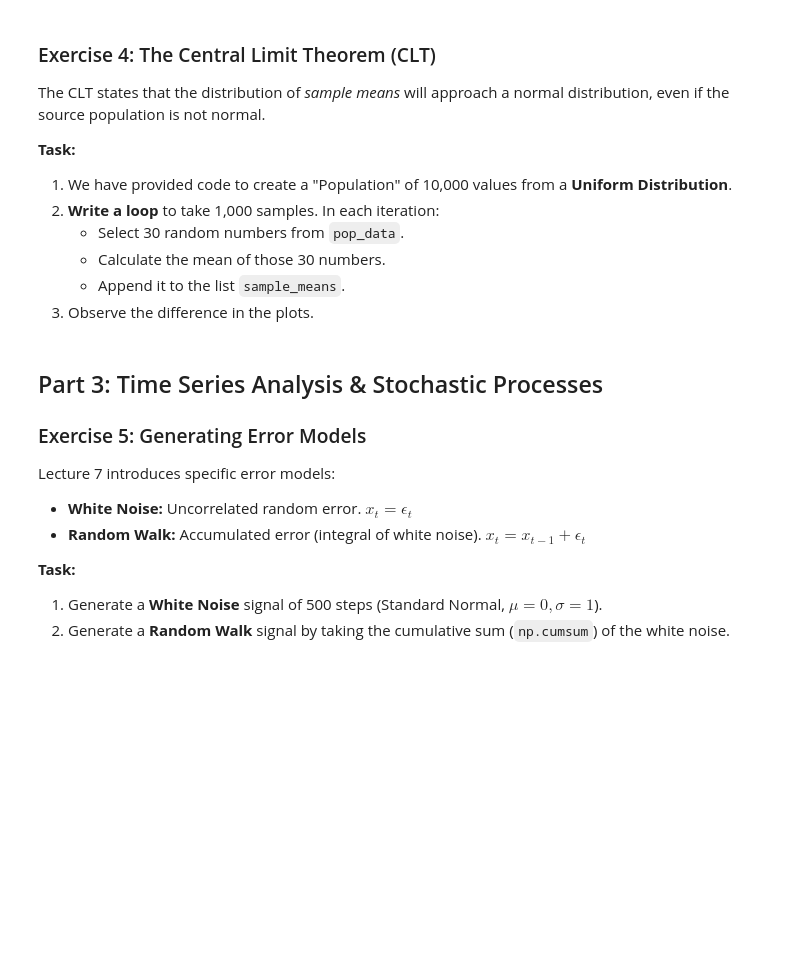
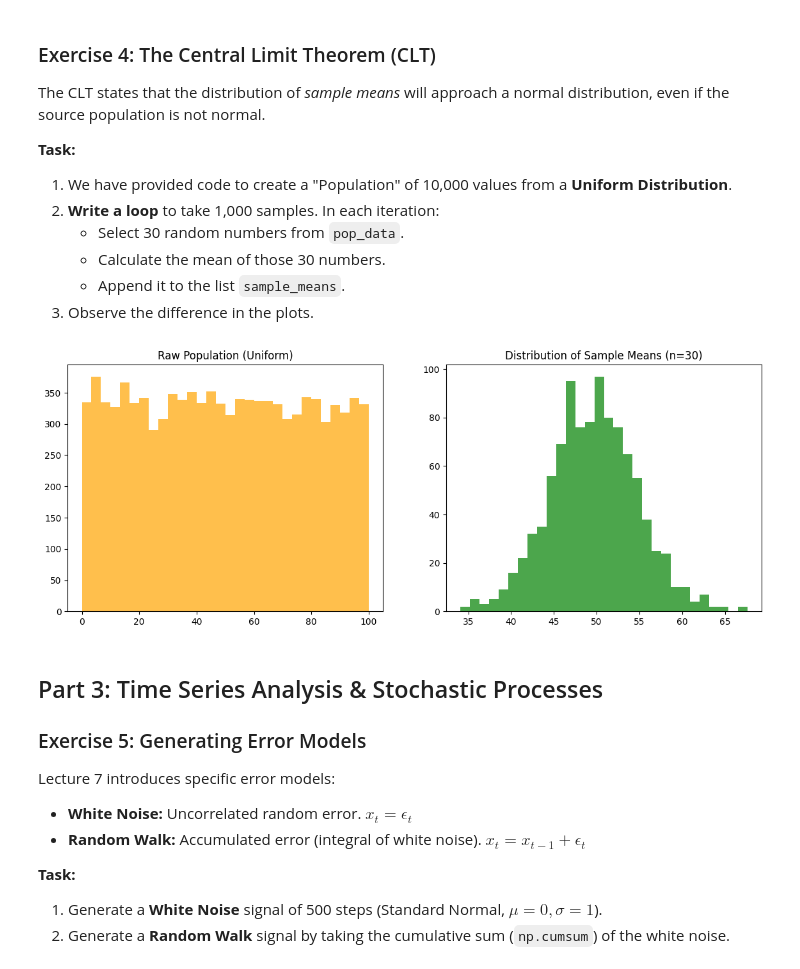
Before and after one commit to slackoly/ES2245, a Jupyter notebook: ES2245_lab4_sedlacko.ipynb, the cells around one changed output. Drawn from its saved outputs; the diff is of its cells as text; code cells hidden in the pictures; blank space fills up the shorter version.

```diff
--- a/ES2245_lab4_sedlacko.ipynb
+++ b/ES2245_lab4_sedlacko.ipynb
@@ -136,31 +150,35 @@ The CLT states that the distribution of *sample means* will approach a normal di
 # %%
 # 1. Simulate the "Uniform" Population
 pop_data = np.random.uniform(0, 100, 10000)
 
 # 2. Perform Sampling (CLT Demo)
 sample_means = []
 sample_size = 30
 num_experiments = 1000
 
 # TODO: Write a for loop to populate sample_means
 for i in range(num_experiments):
+  sample = np.random.choice(pop_data, sample_size)
+  sample_means.append(np.mean(sample))
+
     # a. Select a random subset of size 'sample_size' from 'pop_data'
     # b. Calculate the mean of that subset
     # c. Append the mean to 'sample_means'
-    pass # remove this pass when you write your code
 
 # 3. Plot Side-by-Side
 plt.figure(figsize=(14, 5))
 
 plt.subplot(1, 2, 1)
 plt.hist(pop_data, bins=30, color='orange', alpha=0.7)
 plt.title('Raw Population (Uniform)')
 
 plt.subplot(1, 2, 2)
 plt.hist(sample_means, bins=30, color='green', alpha=0.7)
 plt.title(f'Distribution of Sample Means (n={sample_size})')
 
 plt.show()
+# %% [output]
+[figure, added]
 # %% [markdown]
 ## Part 3: Time Series Analysis & Stochastic Processes
 
```
Also changed, not shown: parts of 6 cells of this notebook.
